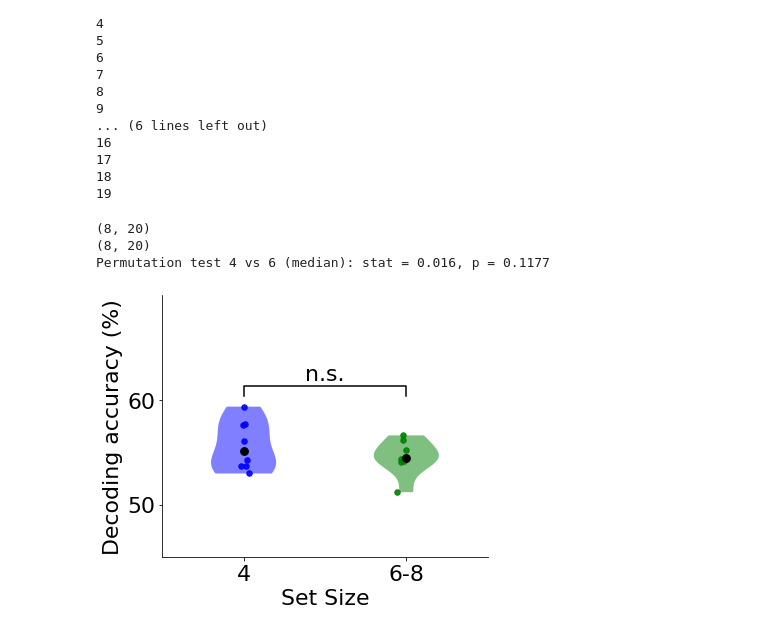
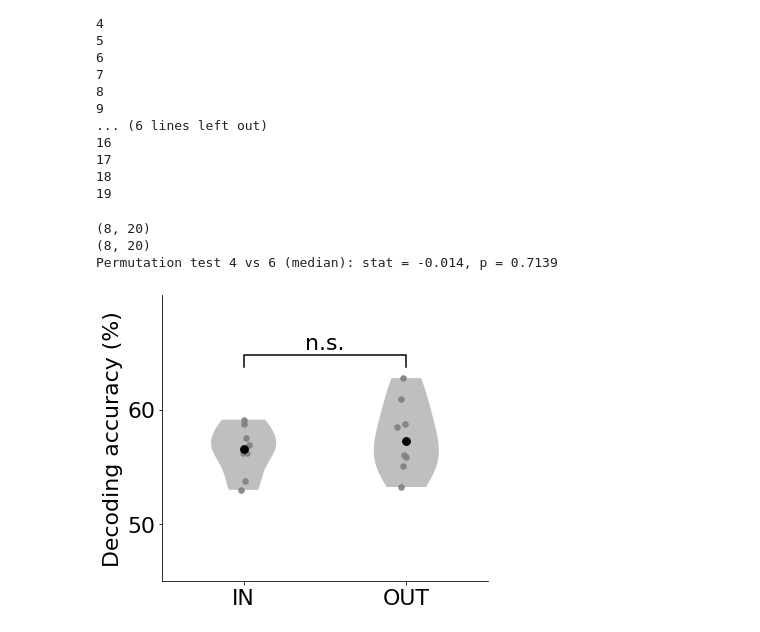
Before and after one commit to CostaFilippo/FC_letter_decoding, a Jupyter notebook: Code/3f_inout_letter_decoding.ipynb, the cells around one changed output. Cells and saved outputs as stored; diff of their text form; code cells hidden in the pictures.

```diff
--- a/Code/3d_size_letter_decoding.ipynb
+++ b/Code/3f_inout_letter_decoding.ipynb
@@ -198,11 +182,11 @@ def single_trial(ktrial, letter_index):
         Yprobe = [np.array([[1 if u in letterString else 0 for u in uniqueLetters] for letterString in ls], dtype=int)
                  for ls in probes_ses[maskSub]]
 
-        maskSET_TEST  = [np.sum(yi,axis=1)>4 for yi in Y]
-        maskSET_TRAIN = [np.sum(yi,axis=1)>4 for yi in Y]
+        #maskSET_TEST  = [np.sum(yi,axis=1)>0 for yi in Y]
+        #maskSET_TRAIN = [np.sum(yi,axis=1)>0 for yi in Y]
 
-        #maskSET_TEST  = [np.sum(yi*yp,axis=1)>=0 for (yi,yp) in zip(Y,Yprobe)]
-        #maskSET_TRAIN = [np.sum(yi*yp,axis=1)>=0 for (yi,yp) in zip(Y,Yprobe)]
+        maskSET_TEST  = [np.sum(yi*yp,axis=1)==0 for (yi,yp) in zip(Y,Yprobe)]
+        maskSET_TRAIN = [np.sum(yi*yp,axis=1)==0 for (yi,yp) in zip(Y,Yprobe)]
         #print(maskSET_TEST,flush=True)
 
         units =  np.load('../Data/units.npy', allow_pickle=True)
@@ -327,7 +311,7 @@ for outSub in [0]: #np.unique(subj):
                     if(cc >50):
                         continue
 
-        np.save(f'../single_letter_set68_'+str(qqq)+'.npy', all_Letters)
+        np.save(f'../single_letter_OUT_'+str(qqq)+'.npy', all_Letters)
 # %% [output]
 [40 43 44 45 47 53 57 58 61 63 64]
 0
@@ -355,49 +339,49 @@ T1 = 2
 T2 = 16
 T  = T2 - T1
 
-acc_4 = []
+acc_IN = []
 for k in range(20):
     al_real = []
-    all_Letters = np.load(f'../single_letter_set4_{k}.npy')
+    all_Letters = np.load(f'../single_letter_IN_{k}.npy')
     for letter_index in range(15):
         al_real.append(np.diag(all_Letters[letter_index]))
     al_real = np.array(al_real)  # shape: (n_subjects, n_times)
-    acc_4.append(al_real)
-acc_4 = np.array(acc_4)
-acc_4 = np.array([
-    np.cumsum(acc_4[:, i, T1:T2], axis=-1)[:, -1] / T
+    acc_IN.append(al_real)
+acc_IN = np.array(acc_IN)
+acc_IN = np.array([
+    np.cumsum(acc_IN[:, i, T1:T2], axis=-1)[:, -1] / T
     for i in idxs
 ])
-print(acc_4.shape)
+print(acc_IN.shape)
 
-acc_68 = []
+acc_OUT = []
 for k in range(20):
     al_real = []
-    all_Letters = np.load(f'../single_letter_set68_{k}.npy')
+    all_Letters = np.load(f'../single_letter_OUT_{k}.npy')
     for letter_index in range(15):
         al_real.append(np.diag(all_Letters[letter_index]))
     al_real = np.array(al_real)  # shape: (n_subjects, n_times)
-    acc_68.append(al_real)
-acc_68 = np.array(acc_68)
+    acc_OUT.append(al_real)
+acc_OUT = np.array(acc_OUT)
 
 # True accuracies per letter across runs at the last cumulative step
-acc_68 = np.array([
-    np.cumsum(acc_68[:, i, T1:T2], axis=-1)[:, -1] / T
+acc_OUT = np.array([
+    np.cumsum(acc_OUT[:, i, T1:T2], axis=-1)[:, -1] / T
     for i in idxs
 ])
-print(acc_68.shape)
+print(acc_OUT.shape)
 
 import matplotlib
 matplotlib.rcParams.update({'font.size': 22})
 
 
-d4  = np.median(acc_4, axis=1)
-d68 = np.median(acc_68, axis=1)
+dIN  = np.median(acc_IN, axis=1)
+dOUT = np.median(acc_OUT, axis=1)
 
 # Only compare 4 and 6
-data      = [d4, d68]
+data      = [dIN, dOUT]
 positions = [4, 6]
-colors    = ['blue', 'green']
+colors    = ['gray', 'gray']
 
 fig, ax = plt.subplots(figsize=(6, 5))
 
@@ -470,41 +454,41 @@ def permutation_test_paired_median_greater(x, y, n_perm=200000, rng=None):
     return obs_stat, p_value
 
 # Non-parametric paired permutation test: 4 vs 6 (H1: d4 > d6)
-stat_468, p_468 = permutation_test_paired_median_greater(d4, d68)
+stat_468, p_468 = permutation_test_paired_median_greater(dIN, dOUT)
 print(f"Permutation test 4 vs 6 (median): stat = {stat_468:.3f}, p = {p_468:.4g}")
 
 # --- Bracket and stars for 4–68 ---
 ymax_data = max([np.max(d) for d in data])
 ymin, ymax = ax.get_ylim()
 ax.set_ylim(ymin, ymax_data + 0.05)  # room for bracket
 
 base_y = ymax_data + 0.01      # height for the comparison line
 line_h = 0.01                  # small vertical rise for bracket
 
 stars = p_to_stars(p_468)
 ax.plot([4, 4, 6, 6],
         [base_y, base_y + line_h, base_y + line_h, base_y],
         lw=1.5, c='black')
 ax.text((4 + 6)/2, base_y + line_h + 0.002,
         stars, ha='center', va='bottom')
 
 # Axis formatting
-ax.set_xlabel('Set Size')
+#ax.set_xlabel('Set Size')
 ax.set_ylabel('Decoding accuracy (%)')
 ax.set_xticks(positions)
-ax.set_xticklabels(['4', '6-8'])
+ax.set_xticklabels(['IN', 'OUT'])
 
 ax.set_yticks([0.5, 0.6], [50, 60])
 ax.set_ylim(0.45, 0.7)
 ax.set_xlim(3, 7)   # padding around the violins
 ax.spines['top'].set_visible(False)
 ax.spines['right'].set_visible(False)
 
 plt.tight_layout()
-plt.savefig('acc_dec_4vs68_permMedian.svg', dpi=200)
+plt.savefig('acc_dec_INvsOUT_permMedian.svg', dpi=200)
 plt.show()
 # %% [output]
 (8, 20)
 (8, 20)
-Permutation test 4 vs 6 (median): stat = 0.016, p = 0.1177
+Permutation test 4 vs 6 (median): stat = -0.014, p = 0.7139
-[figure, old version]
+[figure, new version]
```
Also changed, not shown: parts of 1 cell of this notebook, 11 other files.
